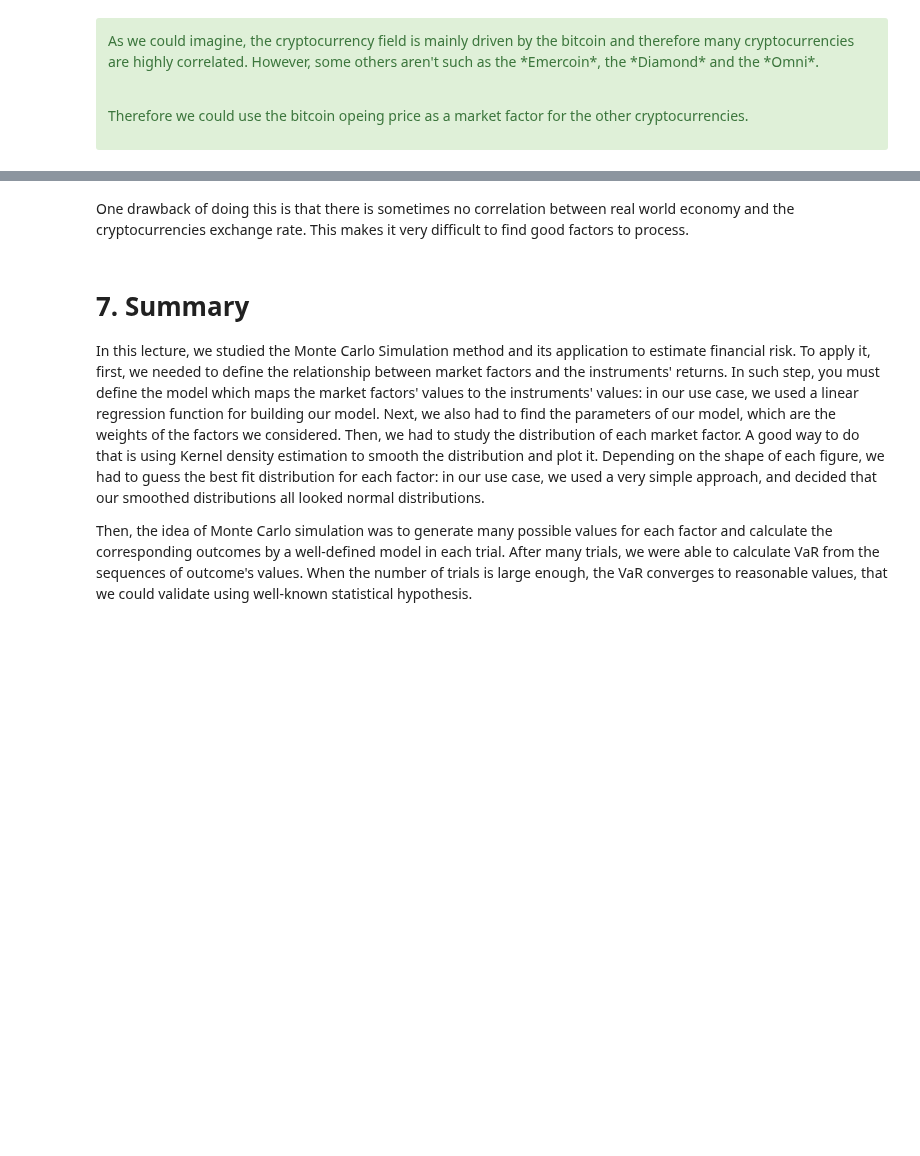
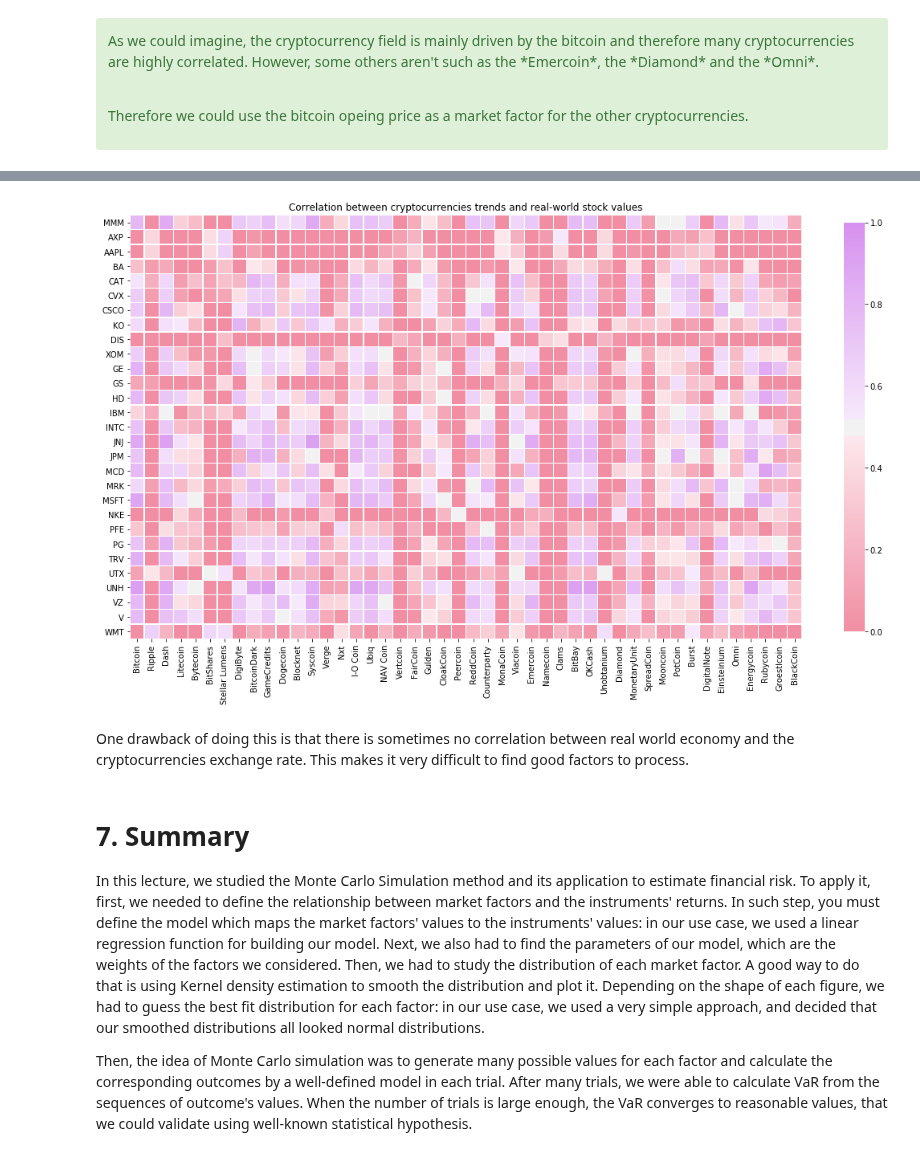
Before and after one commit to intv0id/AML_Course, a Jupyter notebook: 2-MC/MC.ipynb, the cells around one changed output, grey strips where cells are left out. Drawn from its saved outputs; the diff is of its cells as text; code cells hidden in the pictures; blank space fills up the shorter version.

Commit message:
work done on correlation

```diff
--- a/2-MC/MC.ipynb
+++ b/2-MC/MC.ipynb
@@ -1870,3 +1923,30 @@ Therefore we could use the bitcoin opeing price as a market factor for the other
+# %%
+real_crypto_corr = np.corrcoef(
+    list(map(extract_values,crypto_stocks.values())),
+    list(map(extract_values, real_stocks.values()))
+)
+# %%
+_, ax = plt.subplots(
+    figsize=(len(real_crypto_corr)/4,len(real_crypto_corr[0])/4)
+)
+
+# Using a color palette
+cmap = sns.diverging_palette(0, 295, s=80, l=70, as_cmap=True)
+
+# Plot the logs of the weights
+sns.heatmap(real_crypto_corr[len(crypto_stocks):,:len(crypto_stocks)],
+            vmin=0,vmax=1,
+            cmap=cmap,
+            square=True,
+            xticklabels=crypto_stocks.keys(),
+            yticklabels=real_stocks.keys(),
+            linewidths=.3,
+            cbar_kws={"shrink": .5},
+            ax=ax)
+ax.set_title('Correlation between cryptocurrencies trends and real-world stock values')
+plt.show()
+# %% [output]
+[figure, added]
 # %% [markdown]
 One drawback of doing this is that there is sometimes no correlation between real world economy and the cryptocurrencies exchange rate. This makes it very difficult to find good factors to process.
 # %% [markdown]
```
Also changed, not shown: parts of 28 cells of this notebook, 1 other file.
